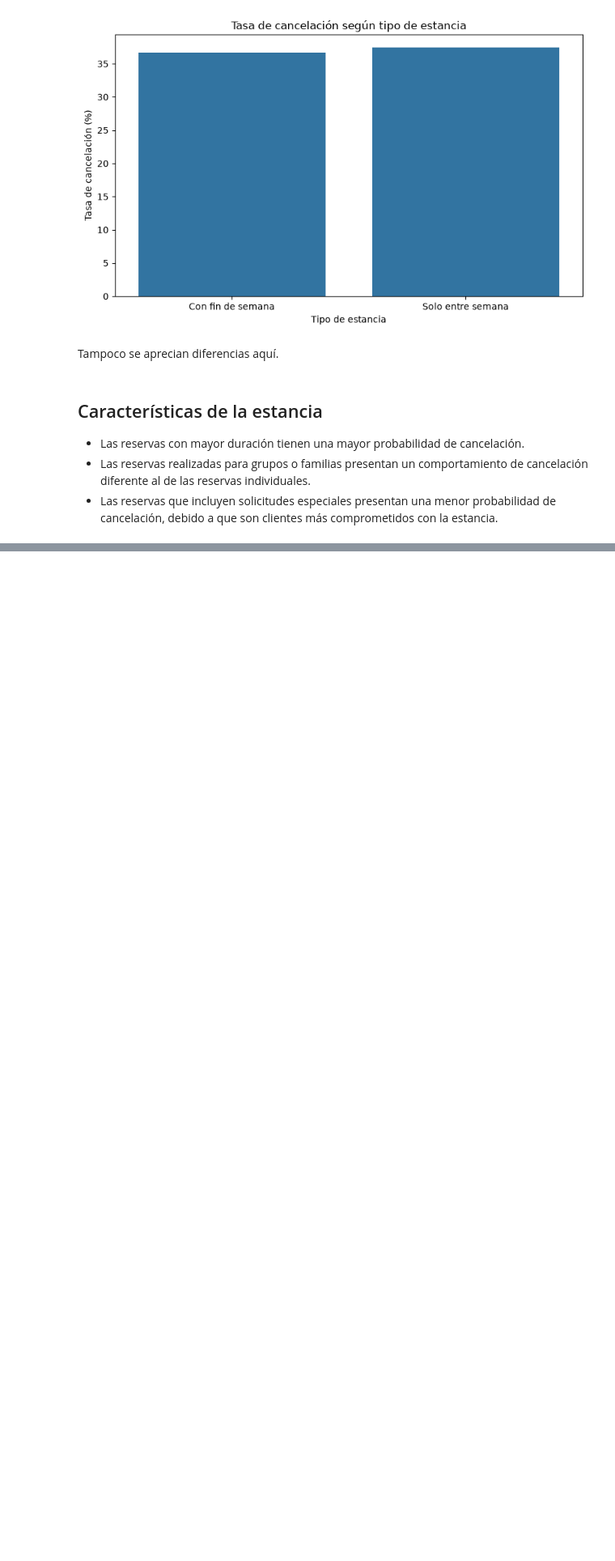
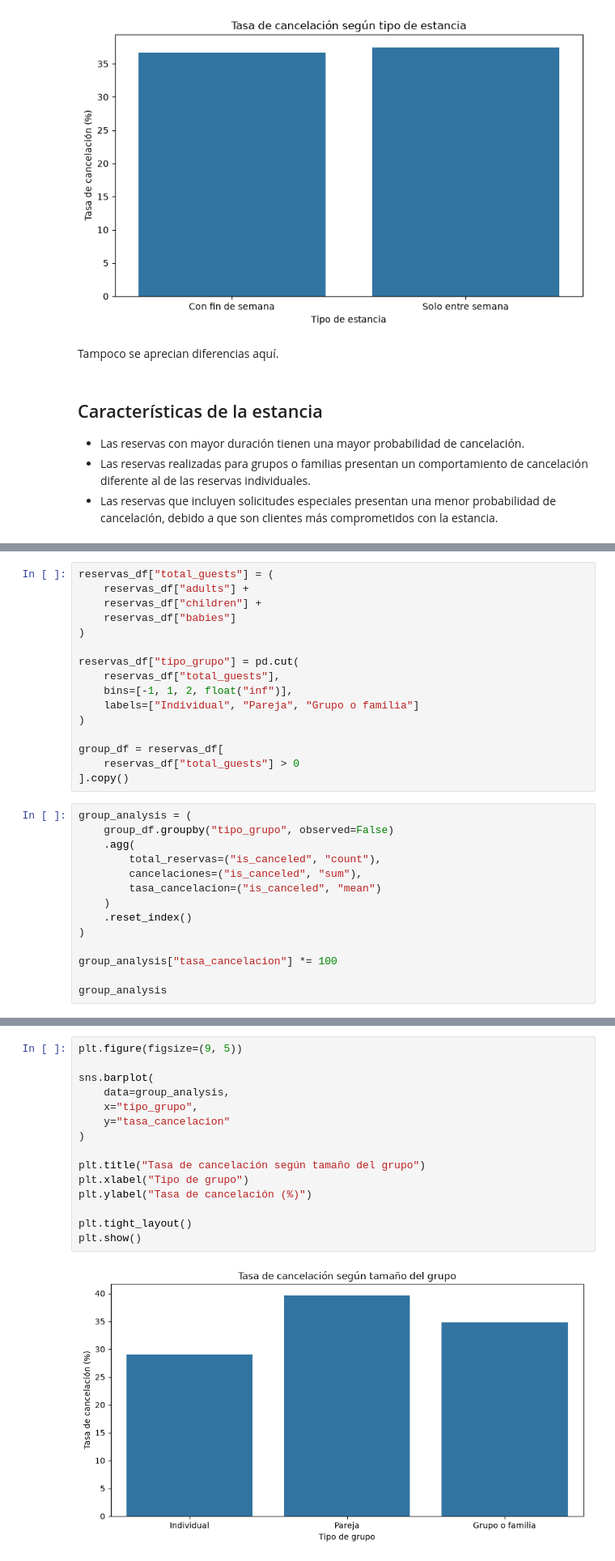
Before and after one commit to victorlopez-ds/entrega-machine-learning-pontia, a Jupyter notebook: notebooks/exploracion/eda_inicial.ipynb, the cells around one changed output, grey strips where cells are left out. Shown at 81% size. Drawn from its saved outputs; the diff is of its cells as text; blank space fills up the shorter version.

```diff
--- a/notebooks/exploracion/eda_inicial.ipynb
+++ b/notebooks/exploracion/eda_inicial.ipynb
@@ -973,0 +1037,30 @@ Tampoco se aprecian diferencias aquí.
+# %%
+reservas_df["total_guests"] = (
+    reservas_df["adults"] +
+    reservas_df["children"] +
+    reservas_df["babies"]
+)
+
+reservas_df["tipo_grupo"] = pd.cut(
+    reservas_df["total_guests"],
+    bins=[-1, 1, 2, float("inf")],
+    labels=["Individual", "Pareja", "Grupo o familia"]
+)
+
+group_df = reservas_df[
+    reservas_df["total_guests"] > 0
+].copy()
+# %%
+group_analysis = (
+    group_df.groupby("tipo_grupo", observed=False)
+    .agg(
+        total_reservas=("is_canceled", "count"),
+        cancelaciones=("is_canceled", "sum"),
+        tasa_cancelacion=("is_canceled", "mean")
+    )
+    .reset_index()
+)
+
+group_analysis["tasa_cancelacion"] *= 100
+
+group_analysis
@@ -973,0 +1072,17 @@ Tampoco se aprecian diferencias aquí.
+# %%
+plt.figure(figsize=(9, 5))
+
+sns.barplot(
+    data=group_analysis,
+    x="tipo_grupo",
+    y="tasa_cancelacion"
+)
+
+plt.title("Tasa de cancelación según tamaño del grupo")
+plt.xlabel("Tipo de grupo")
+plt.ylabel("Tasa de cancelación (%)")
+
+plt.tight_layout()
+plt.show()
+# %% [output]
+[figure, added]
```
Also changed, not shown: parts of 10 cells of this notebook.
